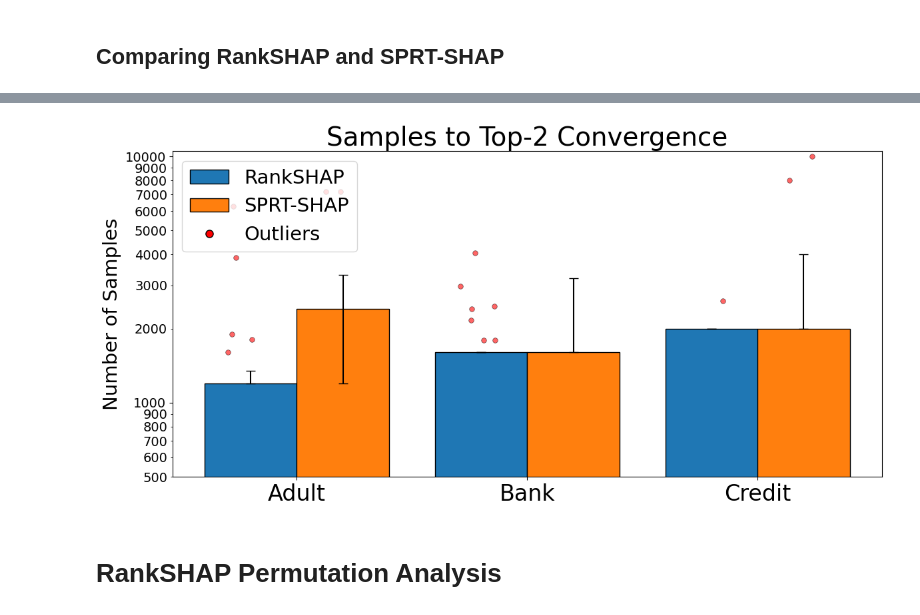
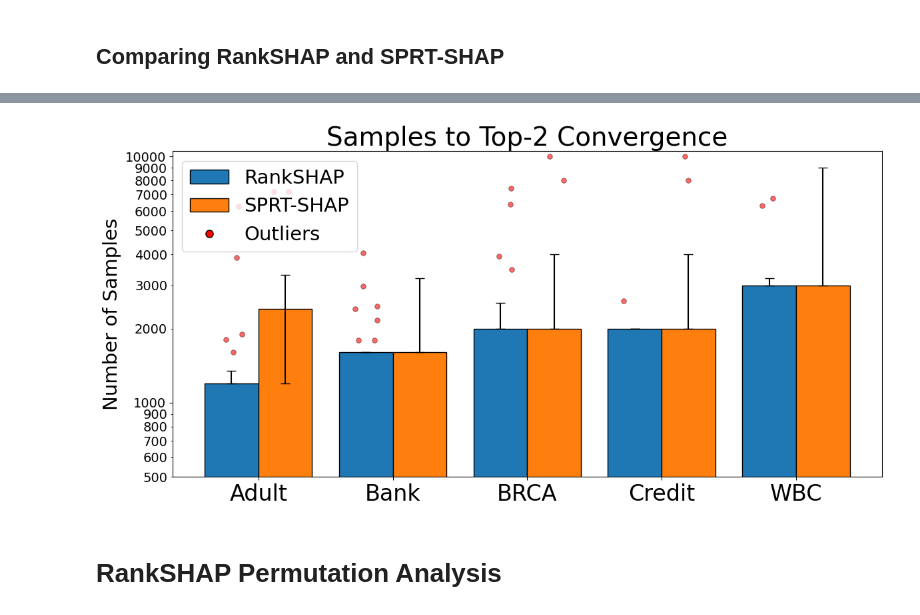
Before and after one commit to jeremy-goldwasser/feature-rankings, a Jupyter notebook: Experiments/Analysis/num_samples.ipynb, the cells around one changed output, grey strips where cells are left out. Saved outputs shown, nothing was run; the diff lists cells and outputs as text; code cells hidden in the pictures.

```diff
--- a/Experiments/Analysis/num_samples.ipynb
+++ b/Experiments/Analysis/num_samples.ipynb
@@ -32,7 +32,7 @@ N_samples_all_datasets.shape
 # ============================
 
 # Define the number of datasets and methods
-dataNames = ["Adult", "Bank", "Credit"]  # Dataset names
+dataNames = ["Adult", "Bank", "BRCA", "Credit", "WBC"]  # Dataset names
 methodNames = ["RankSHAP", "SPRT-SHAP"]   # Method names
 
 # Calculate median, Q1, Q3, and identify outliers for each group and method
@@ -159,34 +159,34 @@ ax.yaxis.set_major_formatter(ScalarFormatter())
 ax.yaxis.set_minor_formatter(ScalarFormatter())
 ax.tick_params(axis='y', which='both', labelsize=14)
 ax.set_ylim(bottom=500, top=10500)  # Adjust as needed based on your data
 
 # ============================
 # 7. Add Legends
 # ============================
 
 # Create custom legend elements
 legend_elements = [
     Patch(facecolor=colors[0], edgecolor='black', label=methodNames[0]),
     Patch(facecolor=colors[1], edgecolor='black', label=methodNames[1]),
     plt.Line2D([0], [0], marker='o', color='w', label='Outliers',
                markerfacecolor='red', markeredgecolor='black', markersize=8)
 ]
 
 # Add the legend to the plot
 ax.legend(handles=legend_elements, fontsize=21, loc='upper left')
 
 # ============================
 # 8. Final Touches and Display
 # ============================
 
 # Improve layout to prevent clipping
 plt.tight_layout()
 
 # Display the plot
 plt.savefig(join(dir_path, "Experiments", "Figures", "num_samples_comparison.pdf"), format='pdf', dpi=300, bbox_inches='tight')#, rasterized=True
 plt.show()
 # %% [output]
-[figure, old version]
+[figure, new version]
 # %% [markdown]
 # RankSHAP Permutation Analysis
 # %%
```
Also changed, not shown: parts of 1 cell of this notebook, 12 other files.
